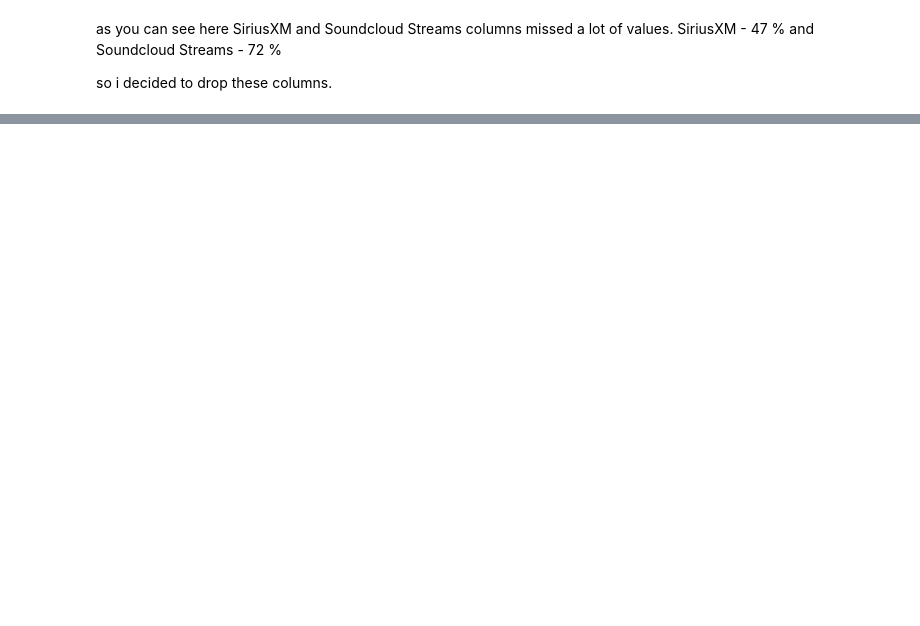
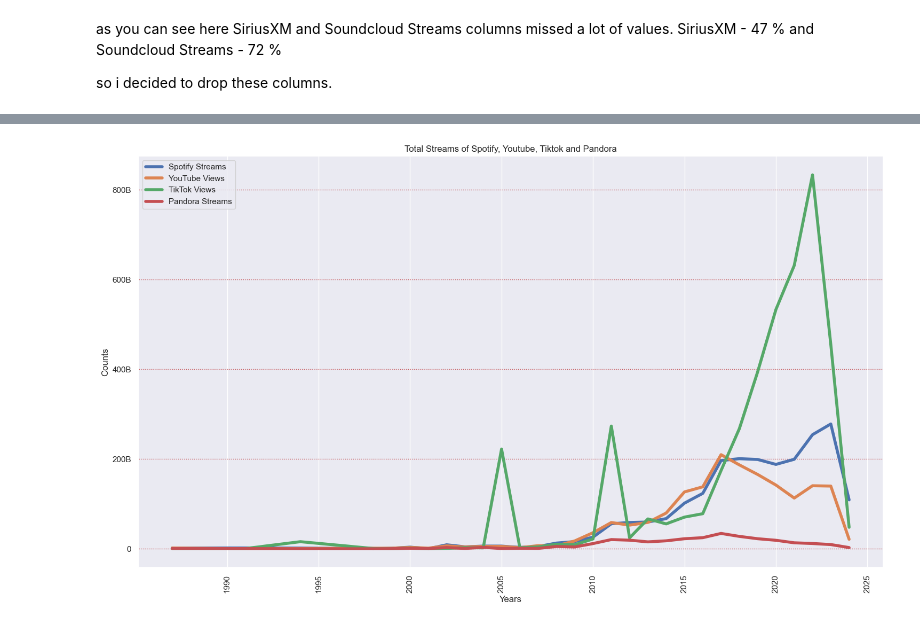
Before and after one commit to azamatzakirovch18/Spotify, a Jupyter notebook: Spotify.ipynb, the cells around one changed output, grey strips where cells are left out. Saved outputs shown, nothing was run; the diff lists cells and outputs as text; code cells hidden in the pictures; blank space fills up the shorter version.

```diff
--- a/Spotify.ipynb
+++ b/Spotify.ipynb
@@ -162,0 +360,43 @@ so i decided to drop these columns.
+# %%
+stream_columns = ['Spotify Streams',
+	              'YouTube Views',
+	              'TikTok Views',
+                  'Pandora Streams'
+                  ]
+# %%
+years = df.groupby('Release Year').agg({
+                  'Spotify Streams' : 'sum',
+	              'YouTube Views' : 'sum',
+	              'TikTok Views' : 'sum',
+                  'Pandora Streams' : 'sum'})
+# %%
+from matplotlib.ticker import FuncFormatter
+
+fig, ax = plt.subplots(figsize=(18, 10))
+
+# Assuming years.index represents the x-axis (years)
+for i in stream_columns:
+    ax.plot(years.index, years[i], label=i, linewidth=4, linestyle='-')
+ax.set_title('Total Streams of Spotify, Youtube, Tiktok and Pandora')
+ax.set_xlabel('Years')
+ax.set_ylabel('Counts')
+ax.grid(True, which='both', axis='y', linestyle=':', color='r')
+
+plt.xticks(rotation=90)
+ax.legend()
+
+# Define a function to format y-axis ticks in millions or billions
+def format_ticks(value, pos):
+    if value >= 1e9:
+        return '{:.0f}B'.format(value * 1e-9)
+    elif value >= 1e6:
+        return '{:.0f}M'.format(value * 1e-6)
+    else:
+        return '{:.0f}'.format(value)
+
+# Apply the custom formatter to the y-axis
+ax.yaxis.set_major_formatter(FuncFormatter(format_ticks))
+
+plt.show()  # Display the plot
+# %% [output]
+[figure, added]
```
Also changed, not shown: parts of 38 cells of this notebook.
